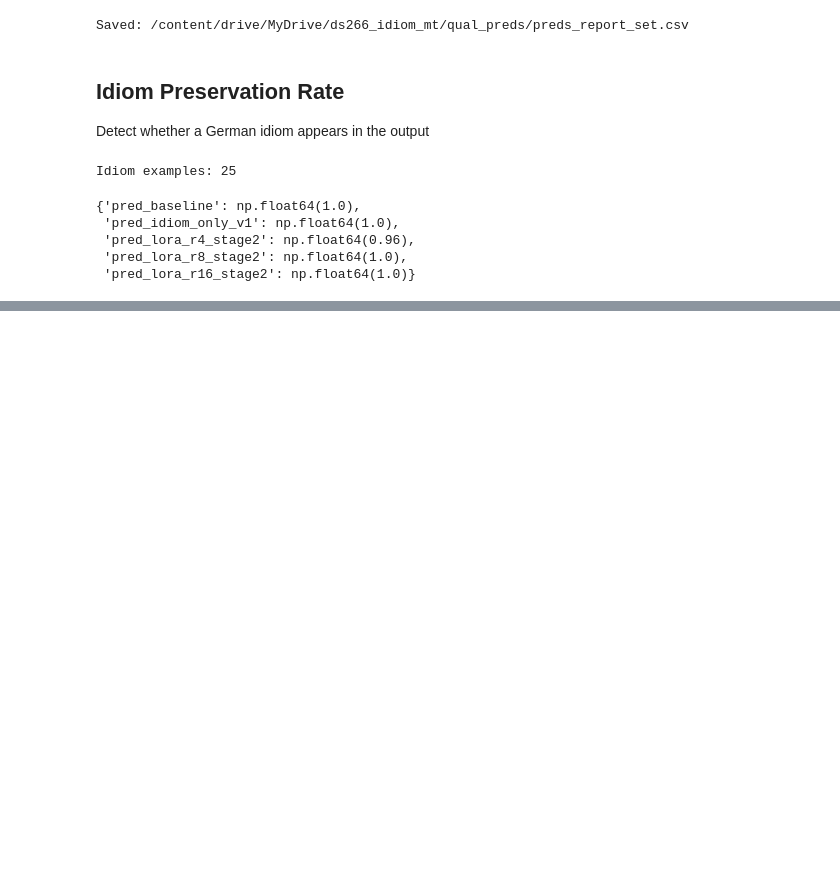
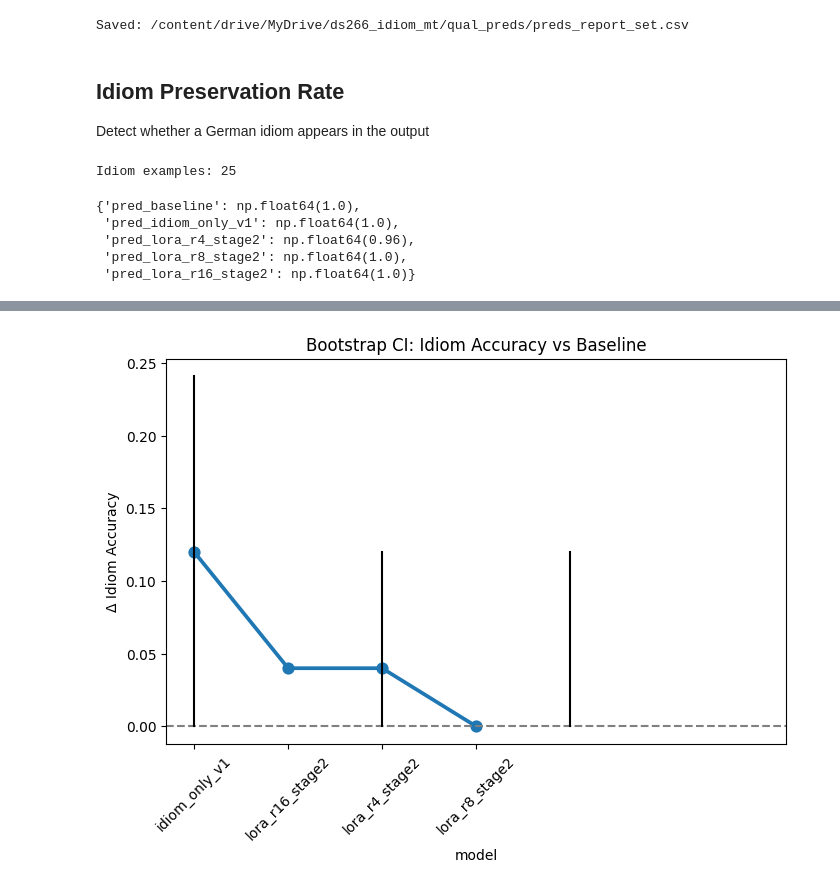
Before and after one commit to auntiepersilla/Idiom_Aware_MT_Finetuning_EN-DE, a Jupyter notebook: notebooks/20_preds_idiom_aware_MT_top5_sentence_predictions.ipynb, the cells around one changed output, grey strips where cells are left out. Saved outputs shown, nothing was run; the diff lists cells and outputs as text; code cells hidden in the pictures; blank space fills up the shorter version.

```diff
--- a/notebooks/20_preds_idiom_aware_MT_top5_sentence_predictions.ipynb
+++ b/notebooks/20_preds_idiom_aware_MT_top5_sentence_predictions.ipynb
@@ -718,0 +1023,27 @@ preservation_results
+# %%
+plt.figure(figsize=(8,5))
+
+idiom_ci = ci_table[ci_table.metric=="idiom_correct"]
+
+sns.pointplot(
+    data=idiom_ci,
+    x="model",
+    y="delta_vs_baseline",
+)
+
+plt.axhline(0, linestyle="--", color="gray")
+
+for i,row in idiom_ci.iterrows():
+    plt.plot(
+        [i,i],
+        [row.ci_low,row.ci_high],
+        color="black"
+    )
+
+plt.title("Bootstrap CI: Idiom Accuracy vs Baseline")
+plt.ylabel("Δ Idiom Accuracy")
+plt.xticks(rotation=45)
+
+plt.show()
+# %% [output]
+[figure, added]
```
Also changed, not shown: parts of 26 cells of this notebook.
